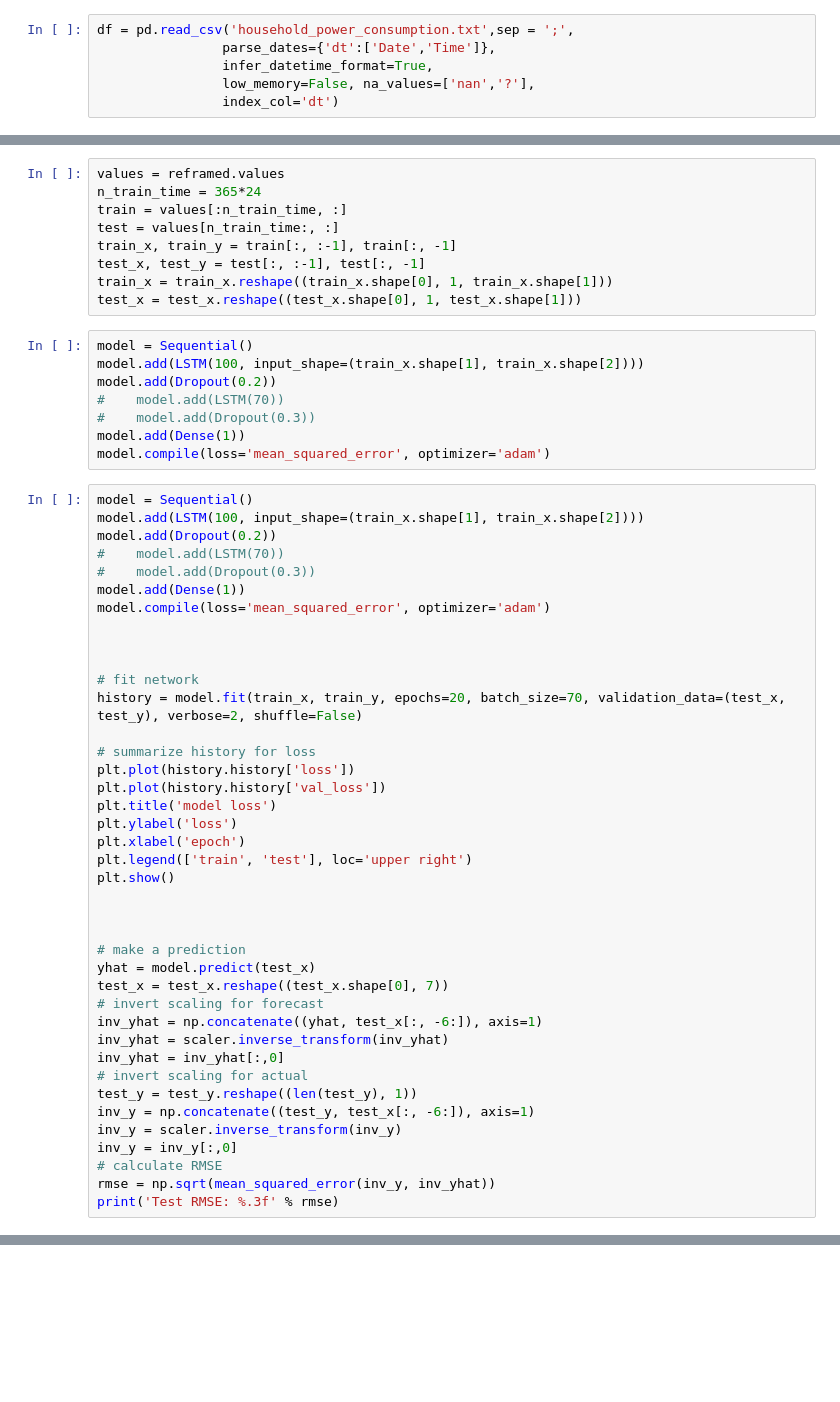
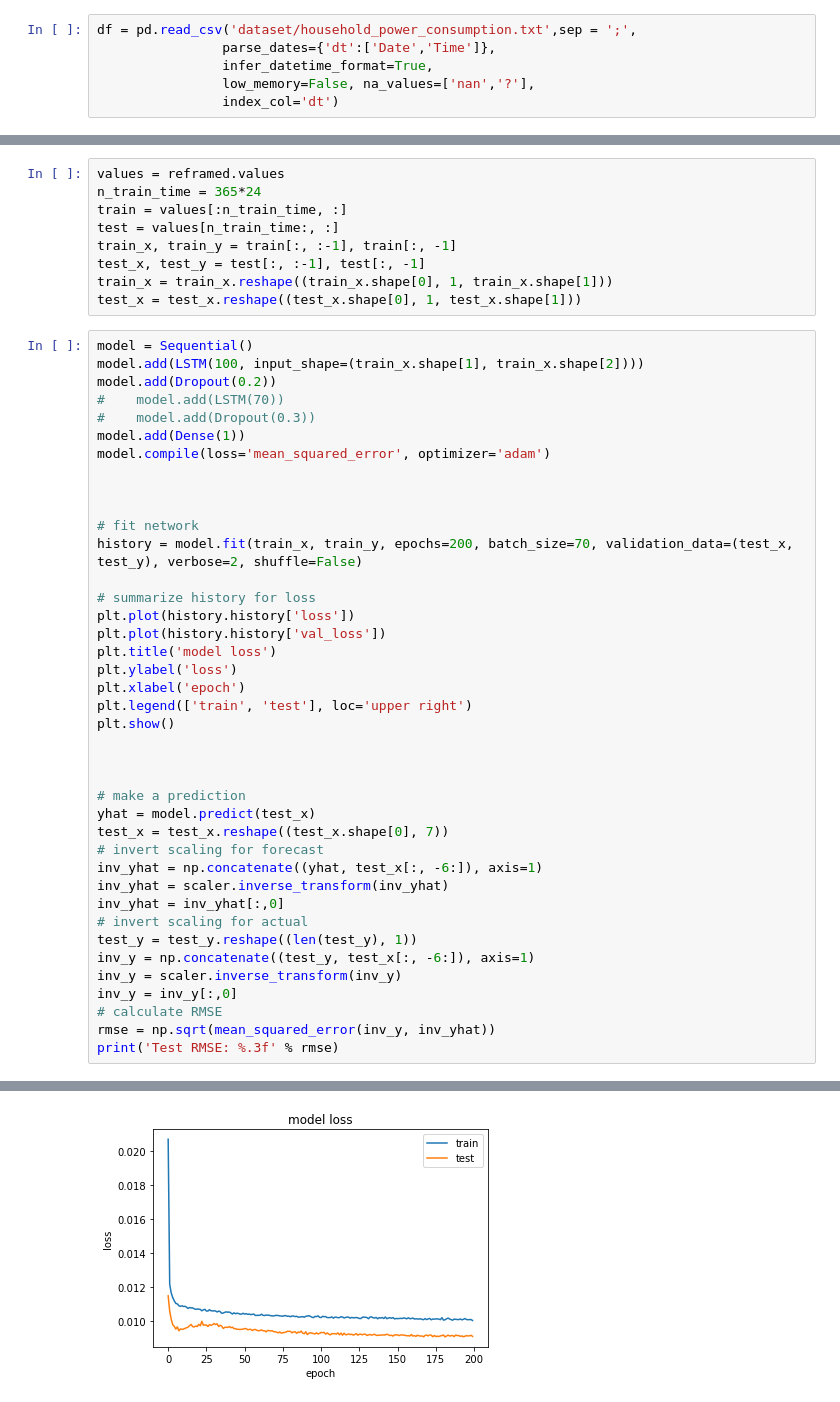
Before and after one commit to rakiiibul/House-hold-electrice-power-consumptiuon_LSTM, a Jupyter notebook: main.ipynb, the cells around one changed output, grey strips where cells are left out. Drawn from its saved outputs; the diff is of its cells as text; blank space fills up the shorter version.

```diff
--- a/main.ipynb
+++ b/main.ipynb
@@ -39,5 +37,5 @@ ImportError: cannot import name 'to_categorical' from 'keras.utils' (c:\ProgramD
 # %%
-df = pd.read_csv('household_power_consumption.txt',sep = ';',
+df = pd.read_csv('dataset/household_power_consumption.txt',sep = ';',
                 parse_dates={'dt':['Date','Time']},
                 infer_datetime_format=True,
                 low_memory=False, na_values=['nan','?'],
@@ -92,14 +153,6 @@ train_x, train_y = train[:, :-1], train[:, -1]
 test_x, test_y = test[:, :-1], test[:, -1]
 train_x = train_x.reshape((train_x.shape[0], 1, train_x.shape[1]))
 test_x = test_x.reshape((test_x.shape[0], 1, test_x.shape[1]))
-# %%
-model = Sequential()
-model.add(LSTM(100, input_shape=(train_x.shape[1], train_x.shape[2])))
-model.add(Dropout(0.2))
-#    model.add(LSTM(70))
-#    model.add(Dropout(0.3))
-model.add(Dense(1))
-model.compile(loss='mean_squared_error', optimizer='adam')
 # %%
 model = Sequential()
 model.add(LSTM(100, input_shape=(train_x.shape[1], train_x.shape[2])))
@@ -112,7 +165,7 @@ model.compile(loss='mean_squared_error', optimizer='adam')
 
 
 # fit network
-history = model.fit(train_x, train_y, epochs=20, batch_size=70, validation_data=(test_x, test_y), verbose=2, shuffle=False)
+history = model.fit(train_x, train_y, epochs=200, batch_size=70, validation_data=(test_x, test_y), verbose=2, shuffle=False)
 
 # summarize history for loss
 plt.plot(history.history['loss'])
@@ -140,3 +193,4 @@ inv_y = inv_y[:,0]
 # calculate RMSE
 rmse = np.sqrt(mean_squared_error(inv_y, inv_yhat))
 print('Test RMSE: %.3f' % rmse)
+# %% [output]
@@ -142,0 +214 @@ print('Test RMSE: %.3f' % rmse)
+[figure, added]
```
Also changed, not shown: parts of 11 cells of this notebook.
